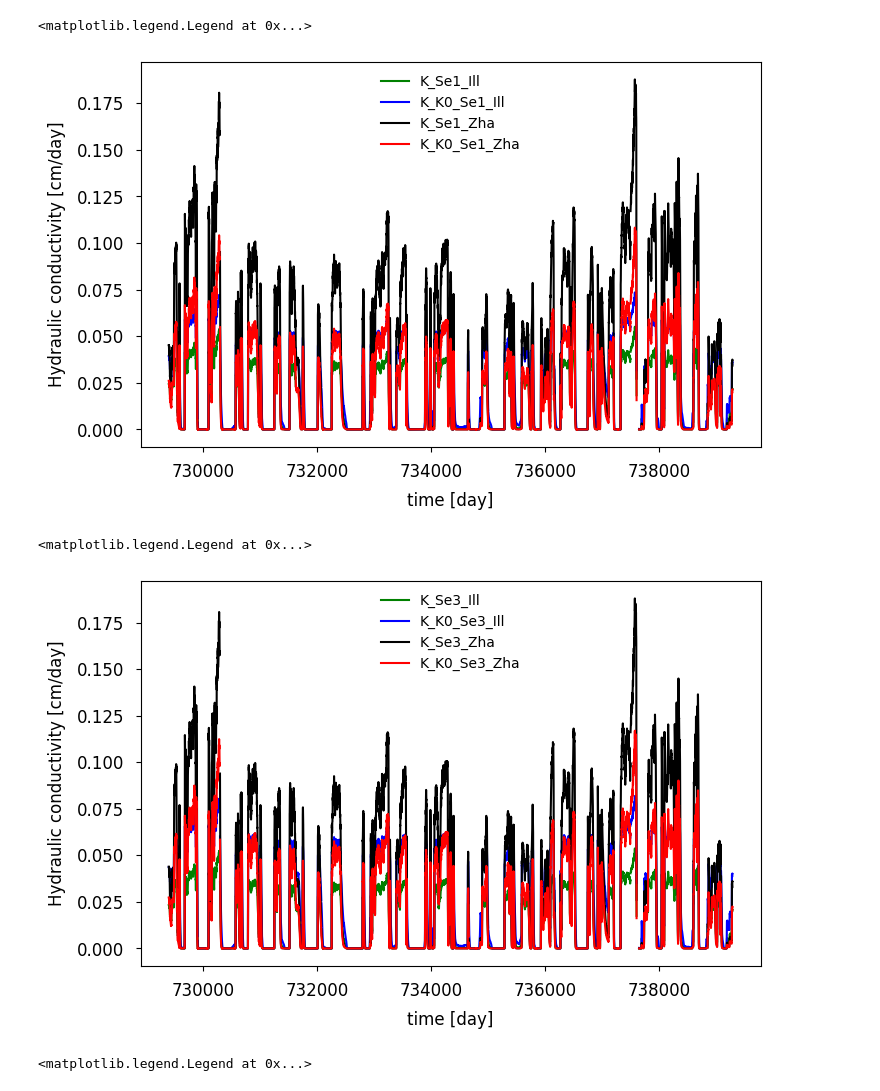
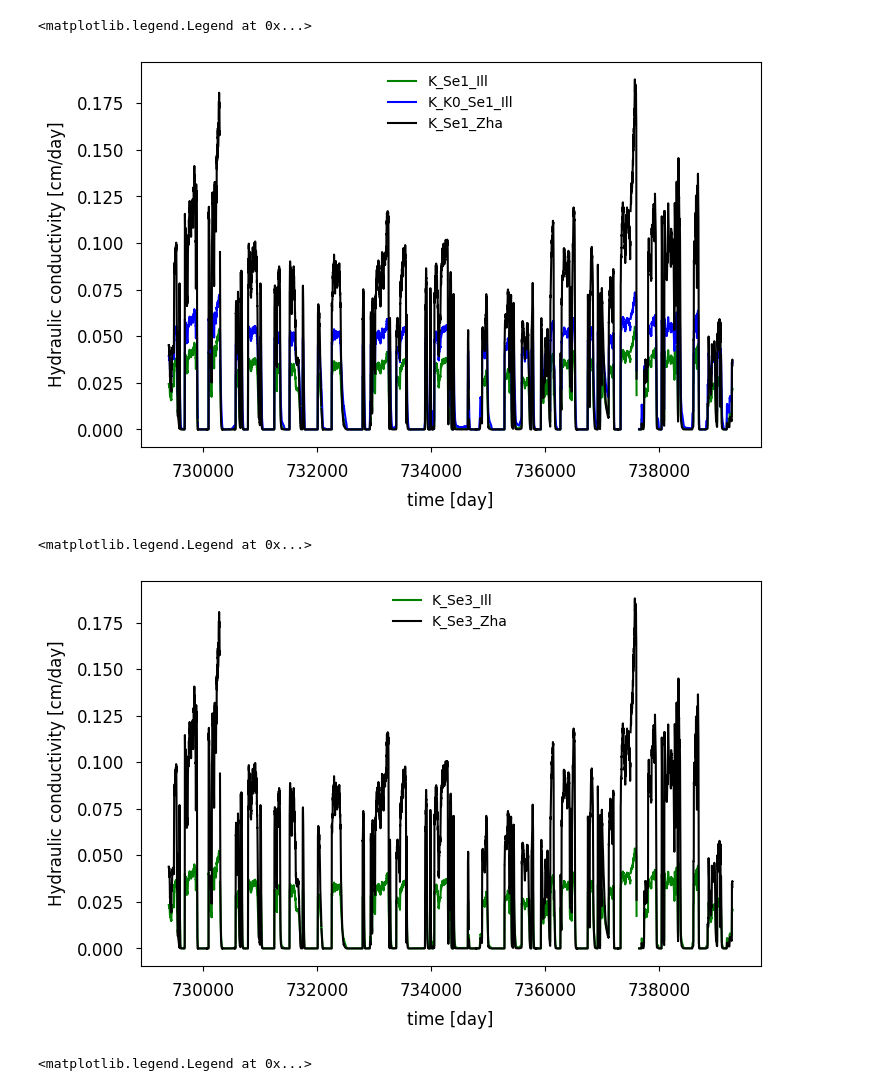
Before and after one commit to MarkBarbadillo/Rosetta-Soilhydraulicconductivity, a Jupyter notebook: Rosetta/Mab_Spc_project.ipynb, the cells around one changed output. Saved outputs shown, nothing was run; the diff lists cells and outputs as text; code cells hidden in the pictures.

```diff
--- a/Rosetta/Mab_Spc_project.ipynb
+++ b/Rosetta/Mab_Spc_project.ipynb
@@ -153,33 +153,30 @@ plt.ylabel('Hydraulic conductivity [cm/day]', fontsize=12, labelpad=8)
 plt.tick_params(axis='both', which='major', labelsize=12,pad=8)
 plt.tick_params(axis='both', which='minor', labelsize=12, pad=8)
 
-plt.plot(time, K_Se1_Ill, color='green', markersize=0.1)
-plt.plot(time, K_K0_Se1_Ill, color='blue', markersize=0.1)
-plt.plot(time, K_Se1_Zha, color='black', markersize=0.1)
-plt.plot(time, K_K0_Se1_Zha, color='red', markersize=0.1)
+plt.plot(time, K_Se1_Ill, color='green', markersize=0.05)
+plt.plot(time, K_K0_Se1_Ill, color='blue', markersize=0.05)
+plt.plot(time, K_Se1_Zha, color='black', markersize=0.05)
 
-plt.legend(['K_Se1_Ill', 'K_K0_Se1_Ill', 'K_Se1_Zha', 'K_K0_Se1_Zha'], fontsize=10, frameon=False)
+plt.legend(['K_Se1_Ill', 'K_K0_Se1_Ill', 'K_Se1_Zha'], fontsize=10, frameon=False)
 # %% [output]
 <matplotlib.legend.Legend at 0x...>
-[figure, old version]
+[figure, new version]
 # %%
 # Hydraulic conductivity values using Rosetta Version 3 parameters
 
 fig = plt.figure(figsize=(8,5))
 plt.xlabel('time [day]', fontsize=12, labelpad=8)
 plt.ylabel('Hydraulic conductivity [cm/day]', fontsize=12, labelpad=8)
 plt.tick_params(axis='both', which='major', labelsize=12,pad=8)
 plt.tick_params(axis='both', which='minor', labelsize=12, pad=8)
 
-plt.plot(time, K_Se3_Ill, color='green', markersize=0.1)
-plt.plot(time, K_K0_Se3_Ill, color='blue', markersize=0.1)
-plt.plot(time, K_Se3_Zha, color='black', markersize=0.1)
-plt.plot(time, K_K0_Se3_Zha, color='red', markersize=0.1)
+plt.plot(time, K_Se3_Ill, color='green', markersize=0.05)
+plt.plot(time, K_Se3_Zha, color='black', markersize=0.05)
 
-plt.legend(['K_Se3_Ill', 'K_K0_Se3_Ill', 'K_Se3_Zha', 'K_K0_Se3_Zha'], fontsize=10, frameon=False)
+plt.legend(['K_Se3_Ill', 'K_Se3_Zha'], fontsize=10, frameon=False)
 # %% [output]
 <matplotlib.legend.Legend at 0x...>
-[figure, old version]
+[figure, new version]
 # %%
 # Hydraulic conductivity values using Rosetta Versions 1 and 3 parameters (Illston et al. (2008) MP equation
 
```
Also changed, not shown: parts of 6 cells of this notebook.
